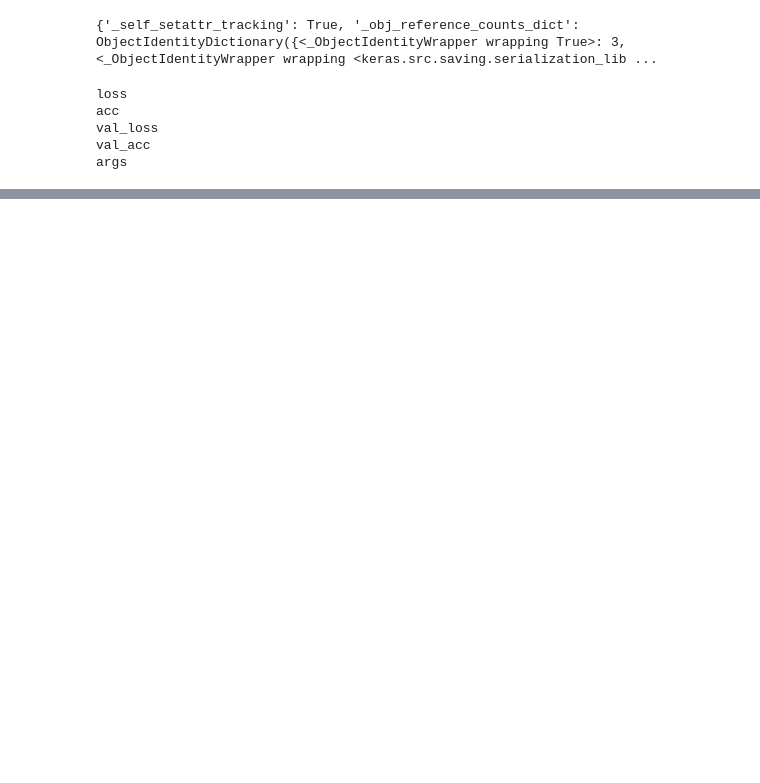
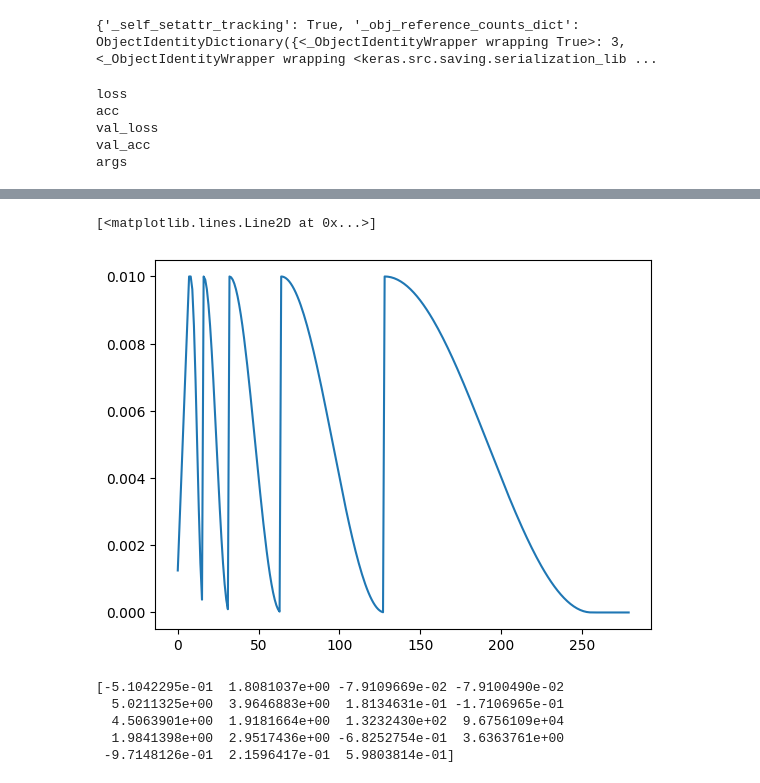
Before and after one commit to otkulseng/PELICAN, a Jupyter notebook: analysis.ipynb, the cells around one changed output, grey strips where cells are left out. Drawn from its saved outputs; the diff is of its cells as text; code cells hidden in the pictures; blank space fills up the shorter version.

```diff
--- a/analysis.ipynb
+++ b/analysis.ipynb
@@ -91,0 +109,25 @@ Text(0.5, 0.98, 'LR schedule')
+# %%
+import numpy as np
+with open('learning_rate.txt', 'r') as file:
+    data = []
+    for line in file.readlines():
+        line = line.rstrip()
+        data.append([float(line)])
+
+
+data = np.array(data)
+# %%
+plt.plot(data)
+# %% [output]
+[<matplotlib.lines.Line2D at 0x...>]
+[figure, added]
+# %%
+w = model.get_weights()
+w = np.concatenate([elem.flatten() for elem in w])
+print(w)
+# %% [output]
+[-5.1042295e-01  1.8081037e+00 -7.9109669e-02 -7.9100490e-02
+  5.0211325e+00  3.9646883e+00  1.8134631e-01 -1.7106965e-01
+  4.5063901e+00  1.9181664e+00  1.3232430e+02  9.6756109e+04
+  1.9841398e+00  2.9517436e+00 -6.8252754e-01  3.6363761e+00
+ -9.7148126e-01  2.1596417e-01  5.9803814e-01]
```
Also changed, not shown: parts of 7 cells of this notebook, 36 other files.
